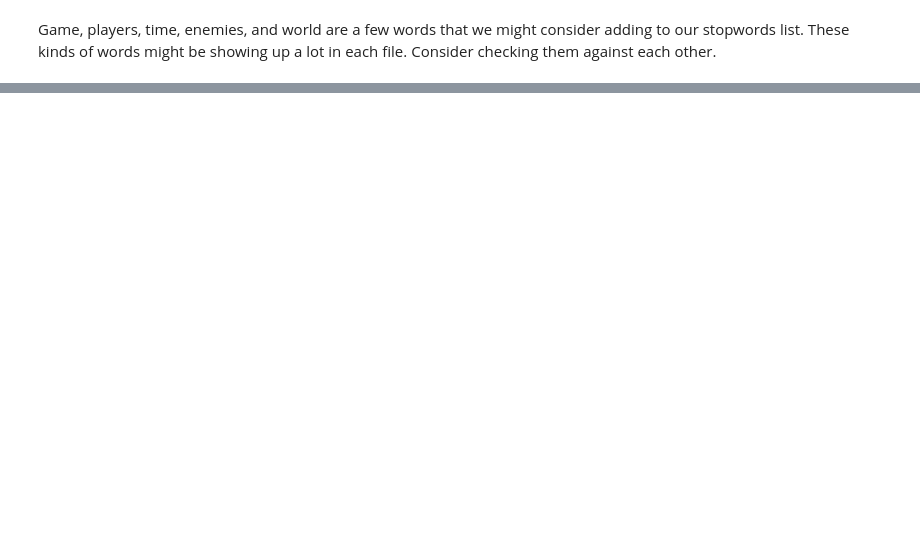
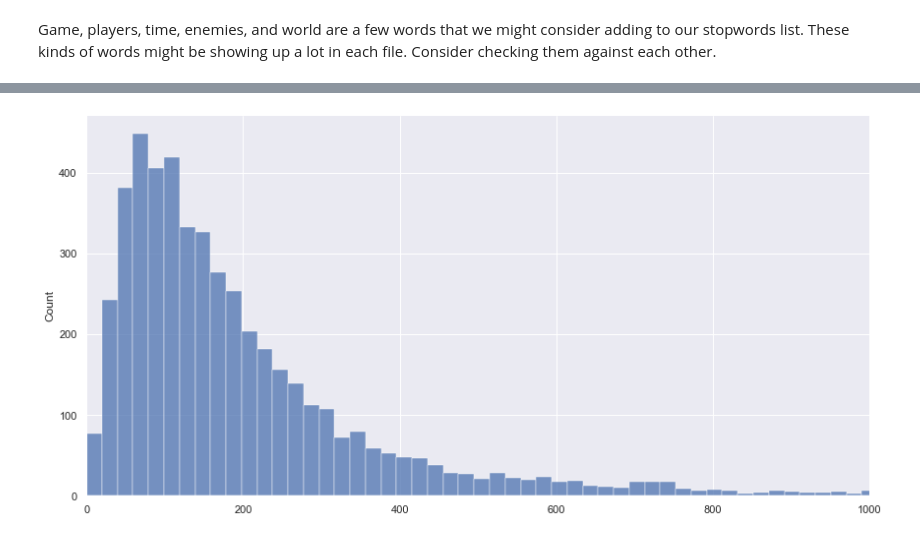
Before and after one commit to dgumustel/nlp_predictive_models, a Jupyter notebook: notebooks/03_EDA.ipynb, the cells around one changed output, grey strips where cells are left out. Saved outputs shown, nothing was run; the diff lists cells and outputs as text; code cells hidden in the pictures; blank space fills up the shorter version.

```diff
--- a/notebooks/03_EDA.ipynb
+++ b/notebooks/03_EDA.ipynb
@@ -59,0 +62,3 @@ Game, players, time, enemies, and world are a few words that we might consider a
+# %%
+dma_word_counts = [len(post.split()) for post in dmacademy_df['text']]
+zelda_word_counts = [len(post.split()) for post in truezelda_df['text']]
@@ -59,0 +73,5 @@ Game, players, time, enemies, and world are a few words that we might consider a
+# %%
+sns.displot(dma_word_counts, height = 6, aspect = 2, bins=175);
+plt.xlim(0, 1000);
+# %% [output]
+[figure, added]
```
Also changed, not shown: parts of 71 cells of this notebook, 12 other files.
